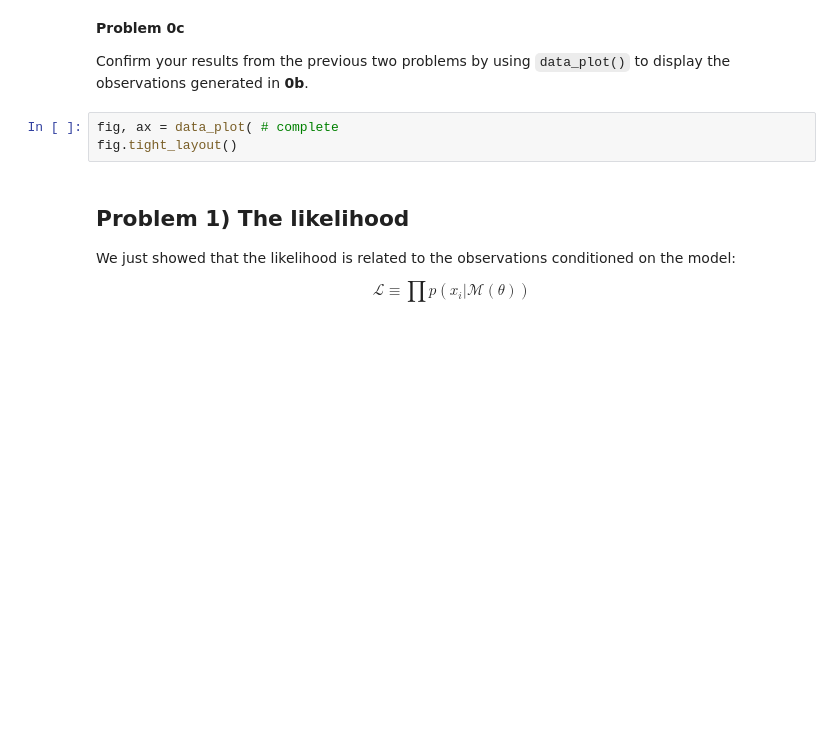
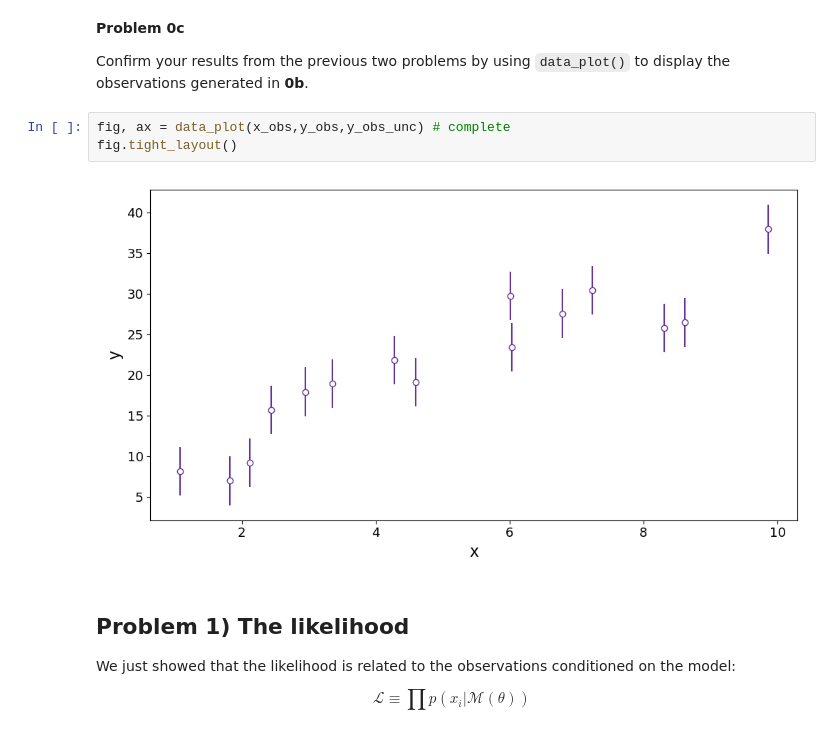
Before and after one commit to katzberger4/Session-25, a Jupyter notebook: Day0/ProbabilityAndData.ipynb, the cells around one changed output. Cells and saved outputs as stored; diff of their text form; blank space fills up the shorter version.

```diff
--- a/Day0/ProbabilityAndData.ipynb
+++ b/Day0/ProbabilityAndData.ipynb
@@ -277,8 +277,10 @@ y_obs_unc = np.ones_like(y_obs)*3
 
 Confirm your results from the previous two problems by using `data_plot()` to display the observations generated in **0b**.
 # %%
-fig, ax = data_plot( # complete
+fig, ax = data_plot(x_obs,y_obs,y_obs_unc) # complete
 fig.tight_layout()
+# %% [output]
+[figure, added]
 # %% [markdown]
 ## Problem 1) The likelihood
 
```
Also changed, not shown: parts of 3 cells of this notebook.
